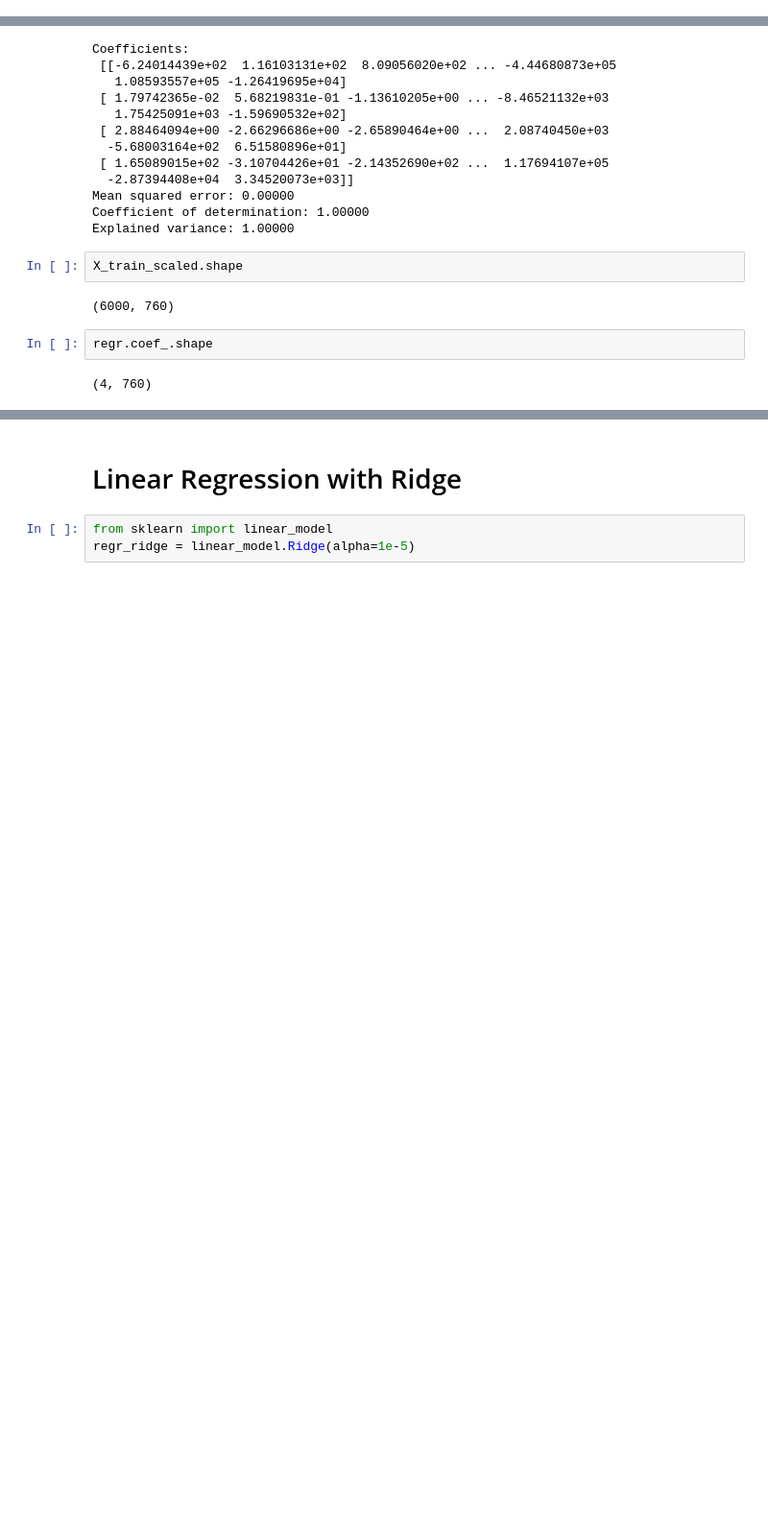
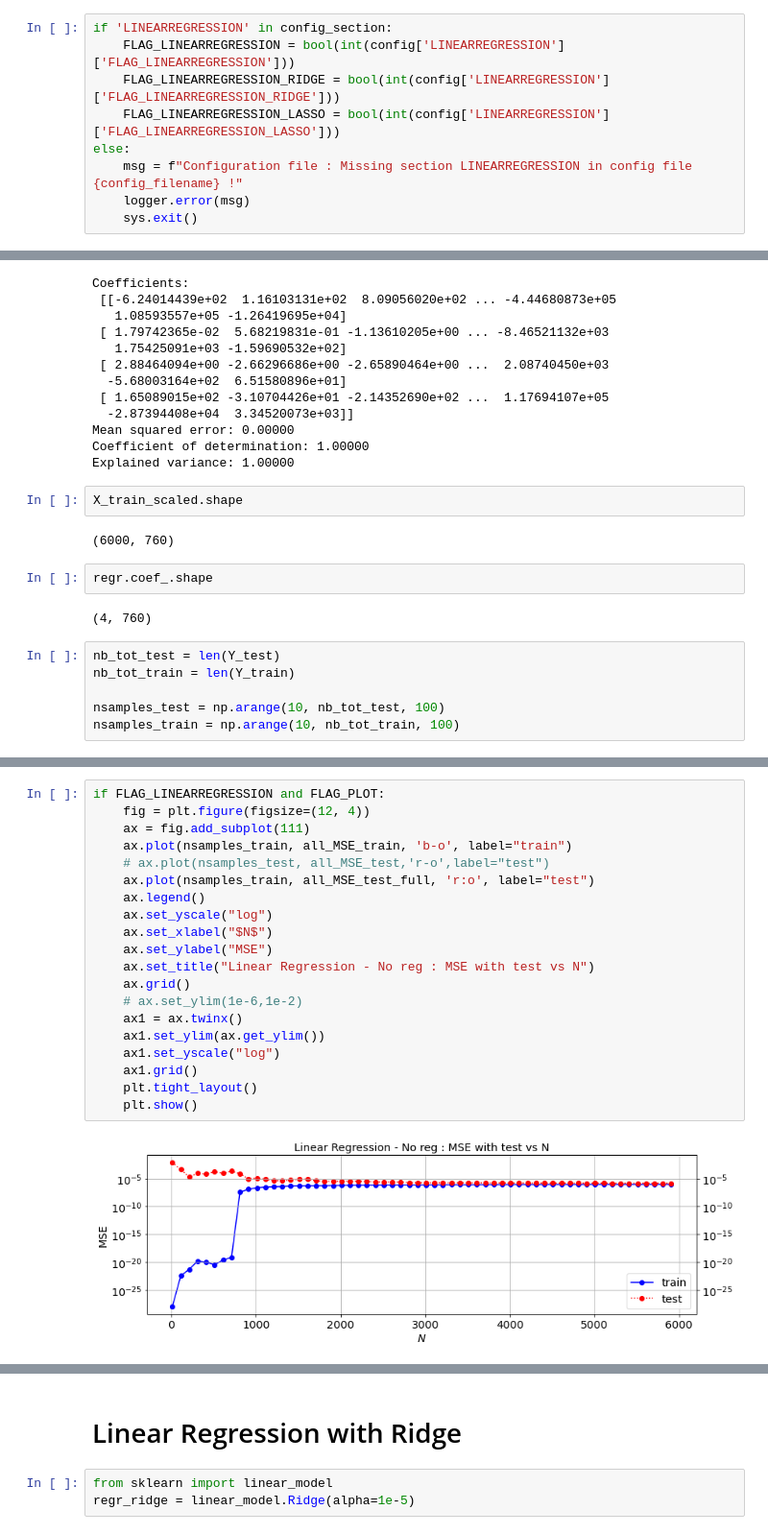
Before and after one commit to sylvielsstfr/PhotomCorrectAuxTel, a Jupyter notebook: analysis/MLfit_atm2/MLfit_atmlsst_cloud_varz.ipynb, the cells around one changed output, grey strips where cells are left out. Shown at 96% size. Drawn from its saved outputs; the diff is of its cells as text; blank space fills up the shorter version.

```diff
--- a/analysis/MLfit_atm2/MLfit_atmlsst_cloud_varz.ipynb
+++ b/analysis/MLfit_atm2/MLfit_atmlsst_cloud_varz.ipynb
@@ -1199,6 +1364,15 @@ if FLAG_PLOT:
 [figure]
 # %% [markdown]
 ## Linear regression model
+# %%
+if 'LINEARREGRESSION' in config_section:
+    FLAG_LINEARREGRESSION = bool(int(config['LINEARREGRESSION']['FLAG_LINEARREGRESSION']))
+    FLAG_LINEARREGRESSION_RIDGE = bool(int(config['LINEARREGRESSION']['FLAG_LINEARREGRESSION_RIDGE']))
+    FLAG_LINEARREGRESSION_LASSO = bool(int(config['LINEARREGRESSION']['FLAG_LINEARREGRESSION_LASSO']))
+else:
+    msg = f"Configuration file : Missing section LINEARREGRESSION in config file {config_filename} !"
+    logger.error(msg)
+    sys.exit()
 # %%
 from sklearn import linear_model
 from sklearn.metrics import mean_squared_error, r2_score,explained_variance_score
@@ -1261,3 +1435,9 @@ X_train_scaled.shape
 regr.coef_.shape
 # %% [output]
 (4, 760)
+# %%
+nb_tot_test = len(Y_test)
+nb_tot_train = len(Y_train)
+
+nsamples_test = np.arange(10, nb_tot_test, 100)
+nsamples_train = np.arange(10, nb_tot_train, 100)
@@ -1263,0 +1508,22 @@ regr.coef_.shape
+# %%
+if FLAG_LINEARREGRESSION and FLAG_PLOT:
+    fig = plt.figure(figsize=(12, 4))
+    ax = fig.add_subplot(111)
+    ax.plot(nsamples_train, all_MSE_train, 'b-o', label="train")
+    # ax.plot(nsamples_test, all_MSE_test,'r-o',label="test")
+    ax.plot(nsamples_train, all_MSE_test_full, 'r:o', label="test")
+    ax.legend()
+    ax.set_yscale("log")
+    ax.set_xlabel("$N$")
+    ax.set_ylabel("MSE")
+    ax.set_title("Linear Regression - No reg : MSE with test vs N")
+    ax.grid()
+    # ax.set_ylim(1e-6,1e-2)
+    ax1 = ax.twinx()
+    ax1.set_ylim(ax.get_ylim())
+    ax1.set_yscale("log")
+    ax1.grid()
+    plt.tight_layout()
+    plt.show()
+# %% [output]
+[figure, added]
```
Also changed, not shown: parts of 64 cells of this notebook, 1 other file.
